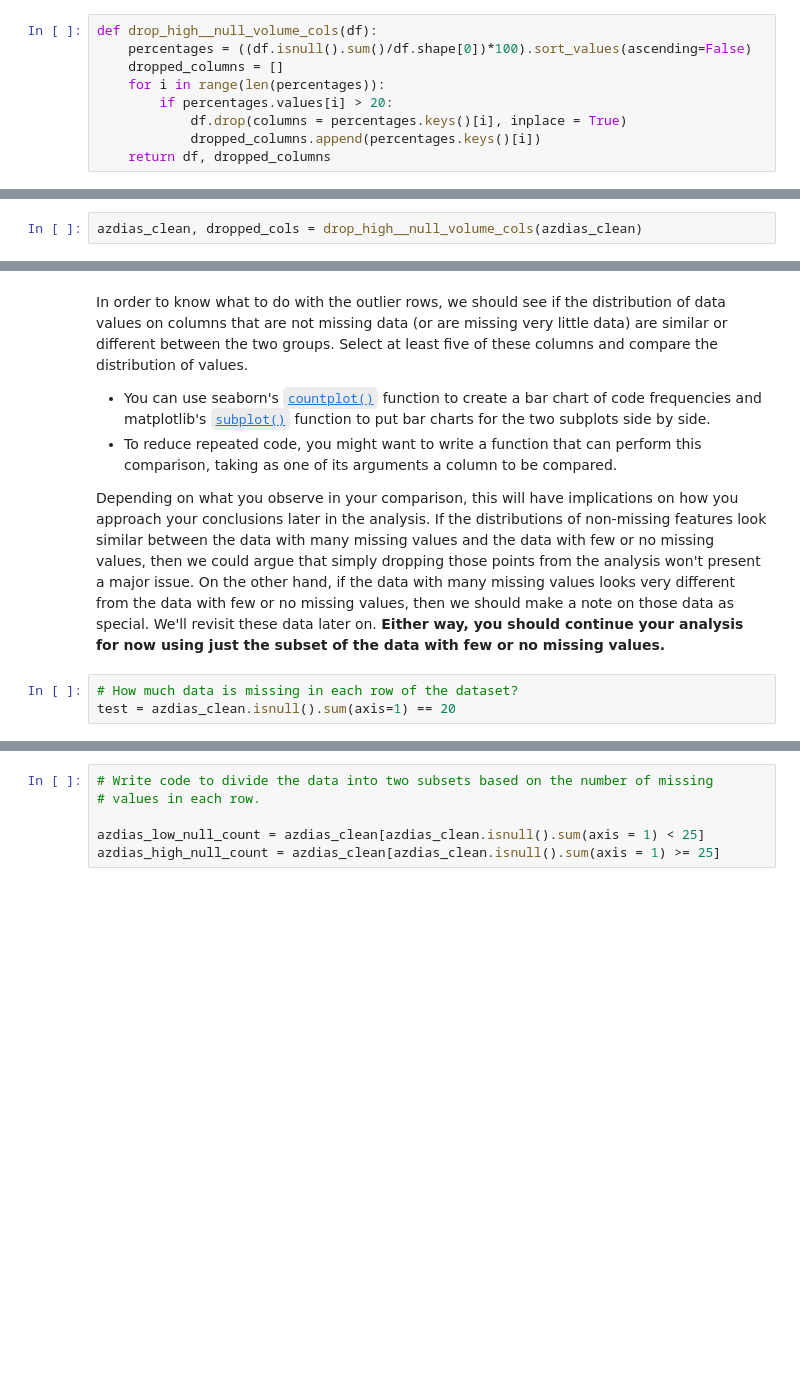
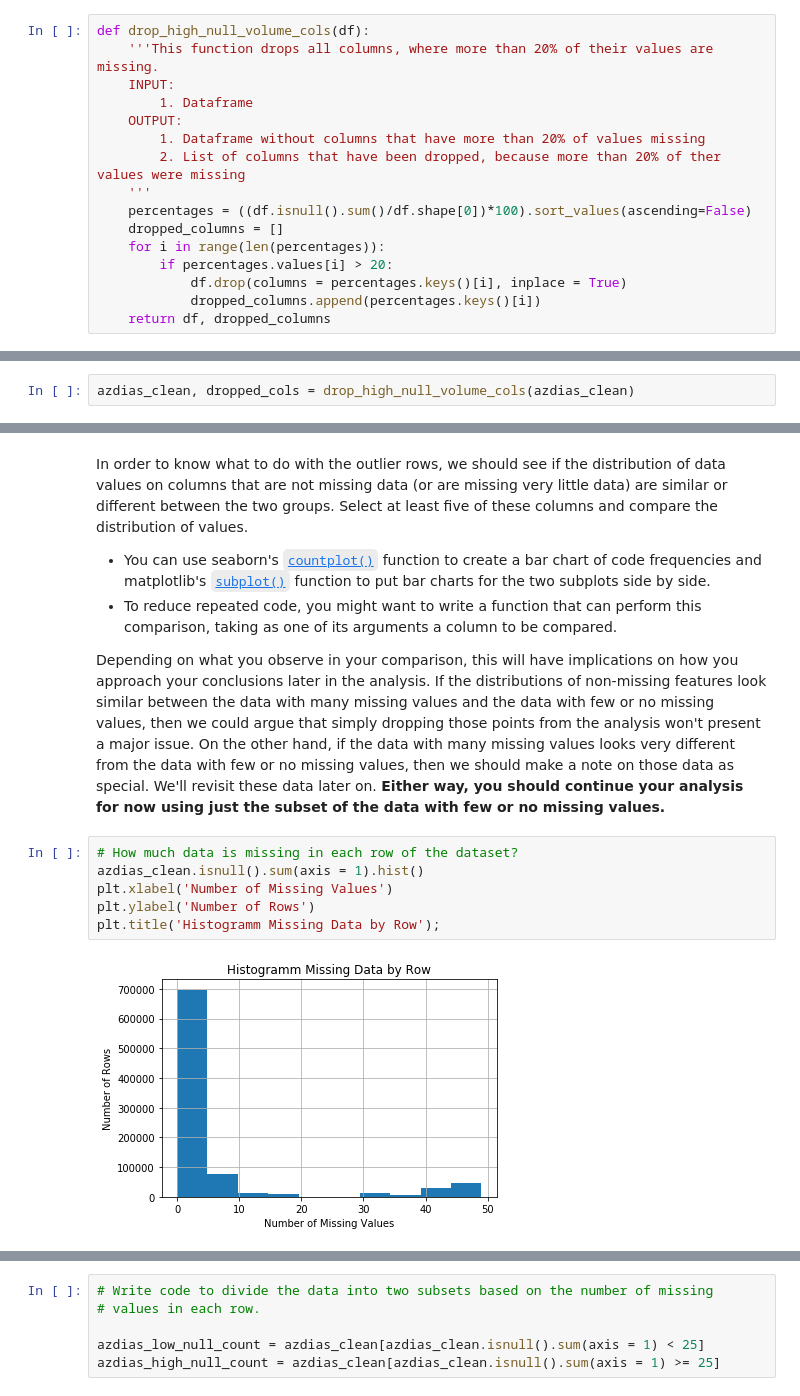
Before and after one commit to analia-barragan/Identify_Customer_Segments, a Jupyter notebook: Identify_Customer_Segments.ipynb, the cells around one changed output, grey strips where cells are left out. Cells and saved outputs as stored; diff of their text form; blank space fills up the shorter version.

```diff
--- a/Identify_Customer_Segments.ipynb
+++ b/Identify_Customer_Segments.ipynb
@@ -363,7 +372,14 @@ plt.bar(x = np.arange(len(percentages.keys())), height = percentages.values, wid
 # %% [output]
 [figure]
 # %%
-def drop_high__null_volume_cols(df):
+def drop_high_null_volume_cols(df):
+    '''This function drops all columns, where more than 20% of their values are missing.
+    INPUT:
+        1. Dataframe
+    OUTPUT:
+        1. Dataframe without columns that have more than 20% of values missing
+        2. List of columns that have been dropped, because more than 20% of ther values were missing
+    '''
     percentages = ((df.isnull().sum()/df.shape[0])*100).sort_values(ascending=False)
     dropped_columns = []
     for i in range(len(percentages)):
@@ -374,5 +401,5 @@ def drop_high__null_volume_cols(df):
 # %%
-azdias_clean, dropped_cols = drop_high__null_volume_cols(azdias_clean)
+azdias_clean, dropped_cols = drop_high_null_volume_cols(azdias_clean)
 # %%
 dropped_cols
 # %% [output]
@@ -409,4 +431,9 @@ In order to know what to do with the outlier rows, we should see if the distribu
 Depending on what you observe in your comparison, this will have implications on how you approach your conclusions later in the analysis. If the distributions of non-missing features look similar between the data with many missing values and the data with few or no missing values, then we could argue that simply dropping those points from the analysis won't present a major issue. On the other hand, if the data with many missing values looks very different from the data with few or no missing values, then we should make a note on those data as special. We'll revisit these data later on. **Either way, you should continue your analysis for now using just the subset of the data with few or no missing values.**
 # %%
 # How much data is missing in each row of the dataset?
-test = azdias_clean.isnull().sum(axis=1) == 20
+azdias_clean.isnull().sum(axis = 1).hist()
+plt.xlabel('Number of Missing Values')
+plt.ylabel('Number of Rows')
+plt.title('Histogramm Missing Data by Row');
+# %% [output]
+[figure, added]
```
Also changed, not shown: parts of 74 cells of this notebook.
